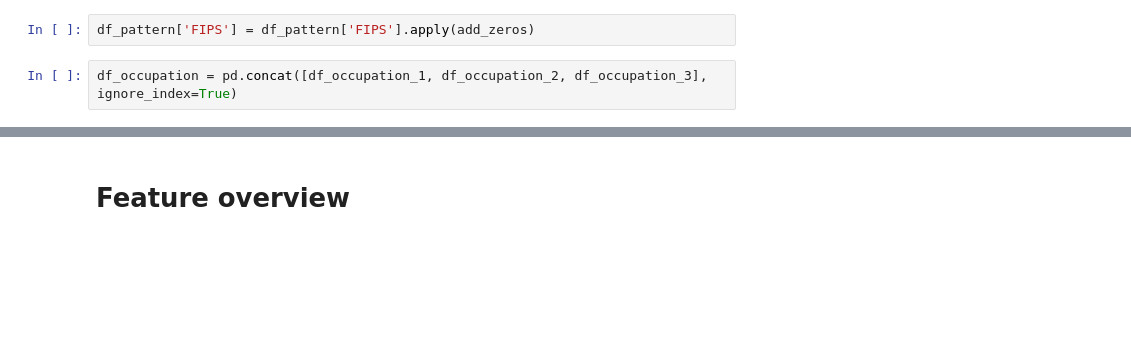
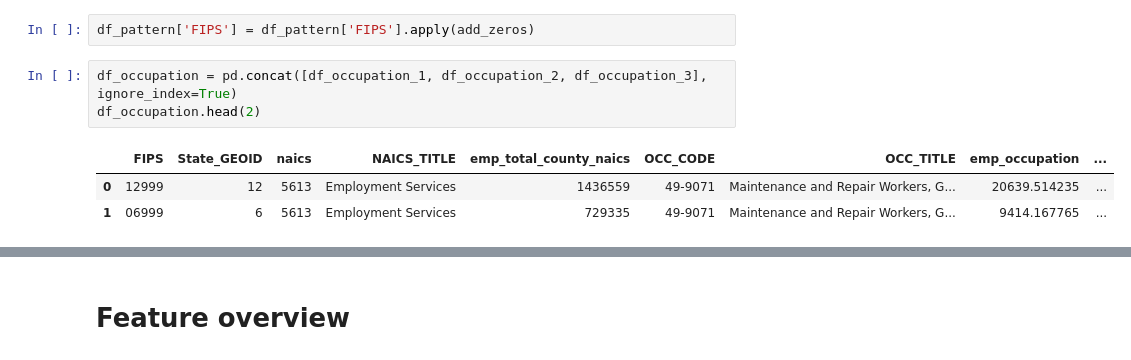
Before and after one commit to dkkdark/Data-Driven-Modeling-WS24-25, a Jupyter notebook: notebooks/data_preparation.ipynb, the cells around one changed output, grey strips where cells are left out. Cells and saved outputs as stored; diff of their text form; blank space fills up the shorter version.

```diff
--- a/notebooks/data_preparation.ipynb
+++ b/notebooks/data_preparation.ipynb
@@ -95,3 +88,8 @@ def add_zeros(code):
 df_pattern['FIPS'] = df_pattern['FIPS'].apply(add_zeros)
 # %%
 df_occupation = pd.concat([df_occupation_1, df_occupation_2, df_occupation_3], ignore_index=True)
+df_occupation.head(2)
+# %% [output]
+|  | FIPS | State_GEOID | naics | NAICS_TITLE | emp_total_county_naics | OCC_CODE | OCC_TITLE | emp_occupation | ... |
+| 0 | 12999 | 12 | 5613 | Employment Services | 1436559 | 49-9071 | Maintenance and Repair Workers, G... | 20639.514235 | ... |
+| 1 | 06999 | 6 | 5613 | Employment Services | 729335 | 49-9071 | Maintenance and Repair Workers, G... | 9414.167765 | ... |
```
Also changed, not shown: parts of 15 cells of this notebook.
